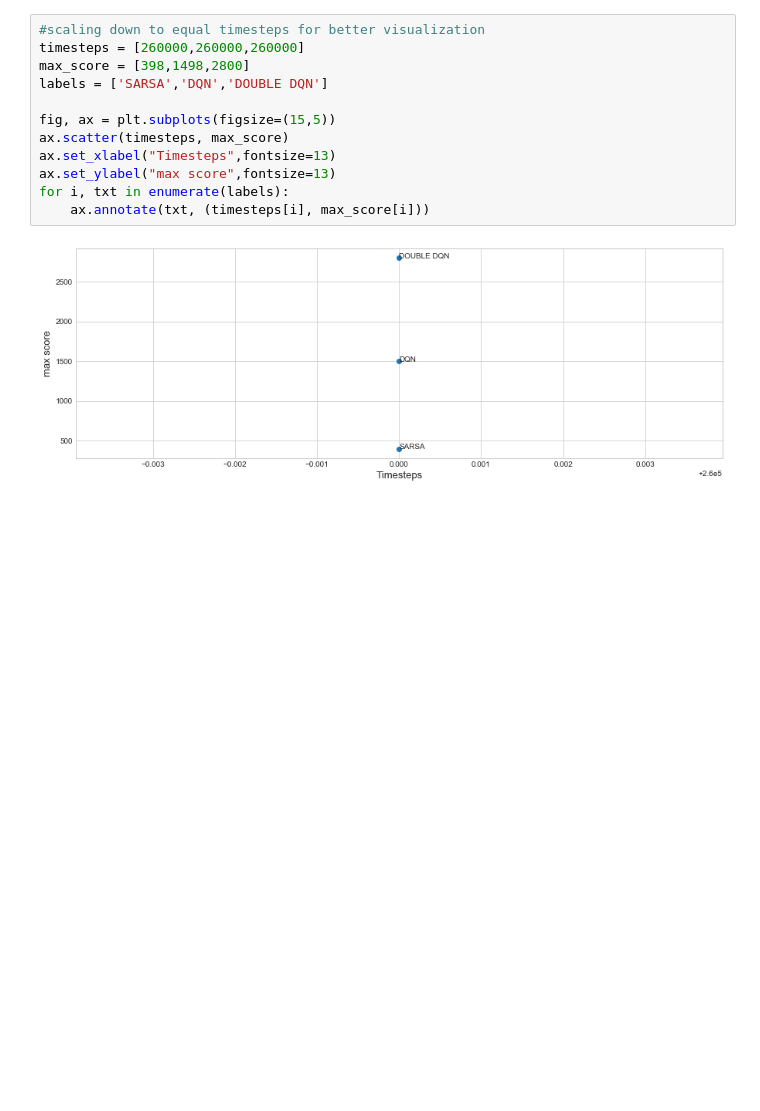
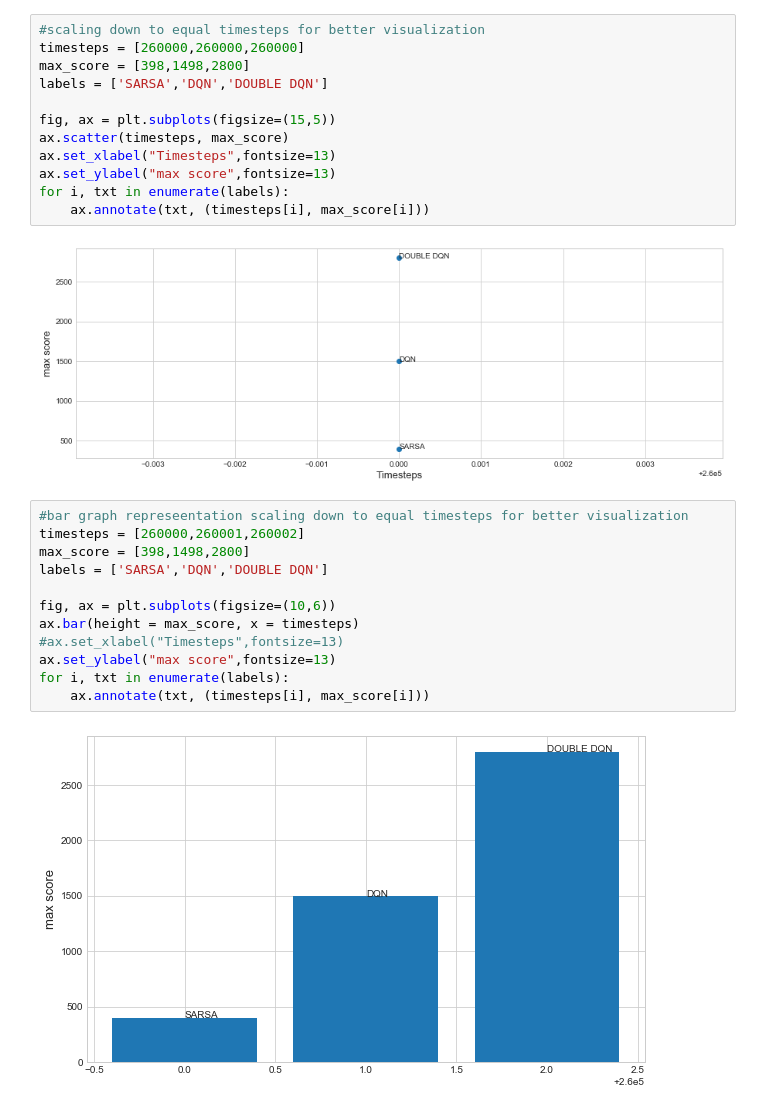
Before and after one commit to snehasri25/AI_Project_CS7IS2, a Jupyter notebook: Visualization.ipynb, the cells around one changed output. Drawn from its saved outputs; the diff is of its cells as text; blank space fills up the shorter version.

Commit message:
added normalized bar graph

```diff
--- a/Visualization.ipynb
+++ b/Visualization.ipynb
@@ -166,3 +166,17 @@ for i, txt in enumerate(labels):
     ax.annotate(txt, (timesteps[i], max_score[i]))
 # %% [output]
 [figure]
+# %%
+#bar graph represeentation scaling down to equal timesteps for better visualization
+timesteps = [260000,260001,260002]
+max_score = [398,1498,2800]
+labels = ['SARSA','DQN','DOUBLE DQN']
+
+fig, ax = plt.subplots(figsize=(10,6))
+ax.bar(height = max_score, x = timesteps)
+#ax.set_xlabel("Timesteps",fontsize=13)
+ax.set_ylabel("max score",fontsize=13)
+for i, txt in enumerate(labels):
+    ax.annotate(txt, (timesteps[i], max_score[i]))
+# %% [output]
+[figure, added]
```
